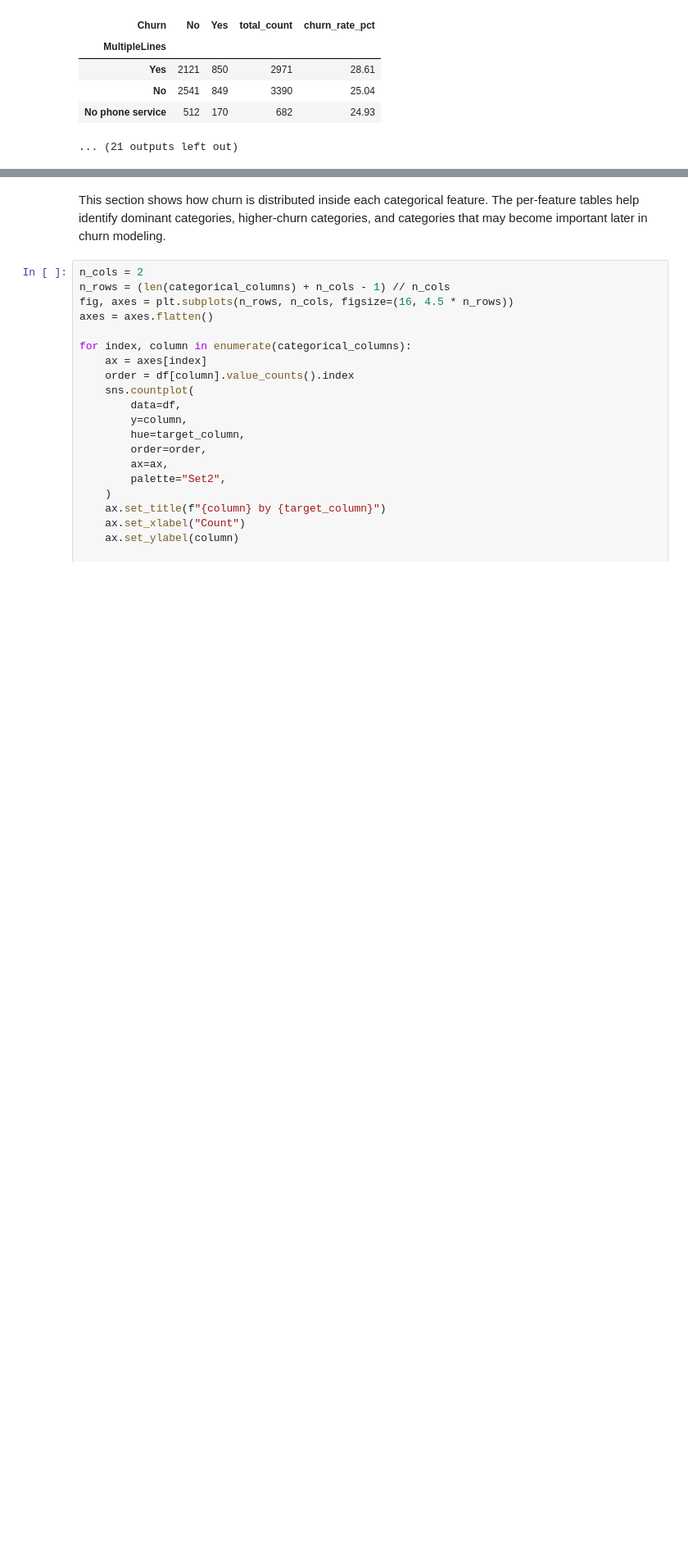
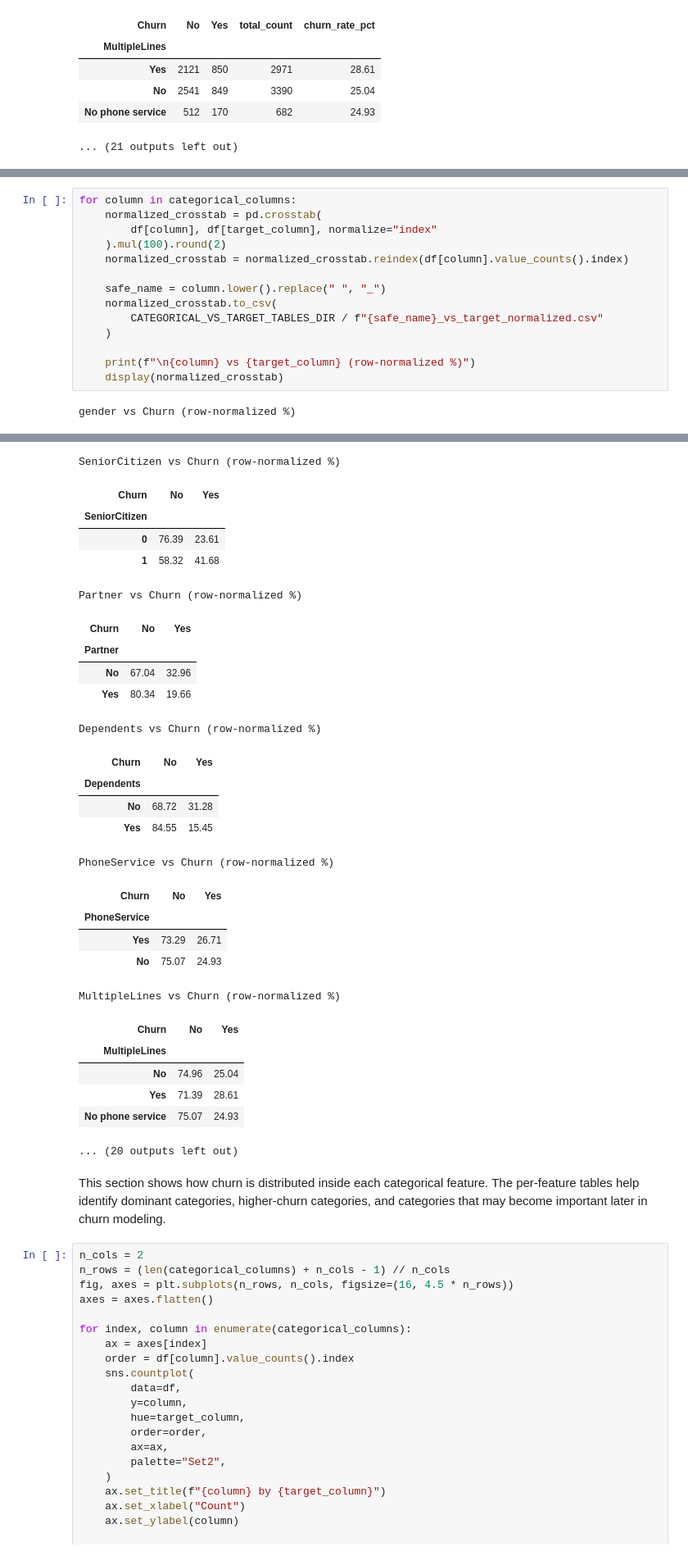
Before and after one commit to mmubashir95/Telco-Customer-Churn, a Jupyter notebook: notebooks/06_bivariate_analysis.ipynb, the cells around one changed output, grey strips where cells are left out. Shown at 82% size. Cells and saved outputs as stored; diff of their text form; blank space fills up the shorter version.

Commit message:
docs: add row-normalized crosstab tables for categorical churn analysis

```diff
--- a/notebooks/06_bivariate_analysis.ipynb
+++ b/notebooks/06_bivariate_analysis.ipynb
@@ -375,0 +378,16 @@ MultipleLines vs Churn
+# %%
+for column in categorical_columns:
+    normalized_crosstab = pd.crosstab(
+        df[column], df[target_column], normalize="index"
+    ).mul(100).round(2)
+    normalized_crosstab = normalized_crosstab.reindex(df[column].value_counts().index)
+
+    safe_name = column.lower().replace(" ", "_")
+    normalized_crosstab.to_csv(
+        CATEGORICAL_VS_TARGET_TABLES_DIR / f"{safe_name}_vs_target_normalized.csv"
+    )
+
+    print(f"\n{column} vs {target_column} (row-normalized %)")
+    display(normalized_crosstab)
+# %% [output]
+gender vs Churn (row-normalized %)
@@ -376,3 +398,30 @@ MultipleLines vs Churn
+SeniorCitizen vs Churn (row-normalized %)
+| Churn | No | Yes |
+| SeniorCitizen |  |  |
+| 0 | 76.39 | 23.61 |
+| 1 | 58.32 | 41.68 |
+Partner vs Churn (row-normalized %)
+| Churn | No | Yes |
+| Partner |  |  |
+| No | 67.04 | 32.96 |
+| Yes | 80.34 | 19.66 |
+Dependents vs Churn (row-normalized %)
+| Churn | No | Yes |
+| Dependents |  |  |
+| No | 68.72 | 31.28 |
+| Yes | 84.55 | 15.45 |
+PhoneService vs Churn (row-normalized %)
+| Churn | No | Yes |
+| PhoneService |  |  |
+| Yes | 73.29 | 26.71 |
+| No | 75.07 | 24.93 |
+MultipleLines vs Churn (row-normalized %)
+| Churn | No | Yes |
+| MultipleLines |  |  |
+| No | 74.96 | 25.04 |
+| Yes | 71.39 | 28.61 |
+| No phone service | 75.07 | 24.93 |
+... (20 outputs left out)
 # %% [markdown]
 This section shows how churn is distributed inside each categorical feature. The per-feature tables help identify dominant categories, higher-churn categories, and categories that may become important later in churn modeling.
 # %%
```
Also changed, not shown: parts of 2 cells of this notebook.
